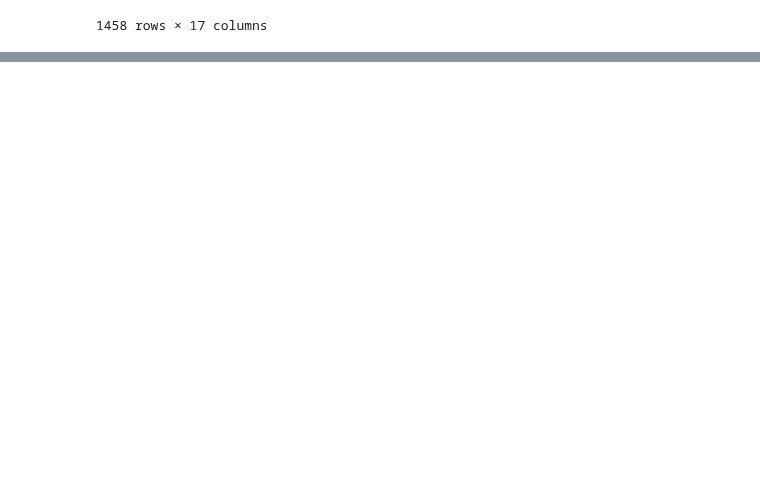
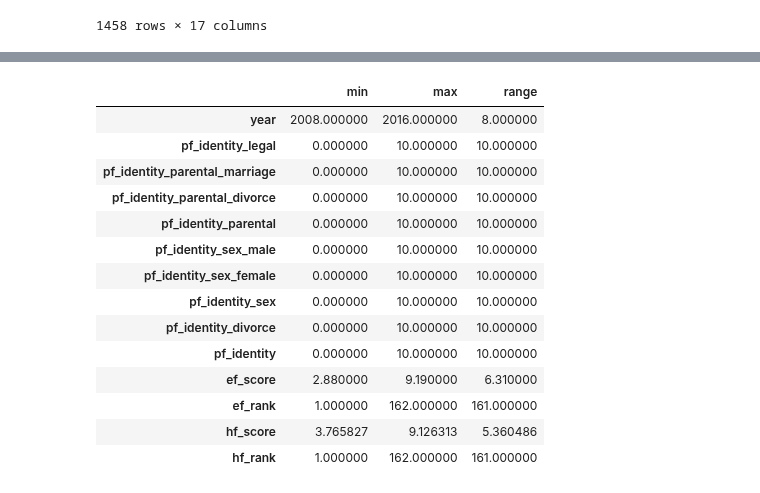
Before and after one commit to kevinsen/diplodatos-ayv-1, a Jupyter notebook: AyV-practico-1.ipynb, the cells around one changed output, grey strips where cells are left out. Saved outputs shown, nothing was run; the diff lists cells and outputs as text; code cells hidden in the pictures; blank space fills up the shorter version.

```diff
--- a/AyV-practico-1.ipynb
+++ b/AyV-practico-1.ipynb
@@ -68,0 +119,21 @@ ndataset
+# %%
+# obtengo el rango
+v_range = idataset.describe().loc[['min','max']]
+v_range.loc['range'] = v_range.loc['max'] - v_range.loc['min']
+v_range.T # T: Transpose index and columns
+# %% [output]
+|  | min | max | range |
+| year | 2008.000000 | 2016.000000 | 8.000000 |
+| pf_identity_legal | 0.000000 | 10.000000 | 10.000000 |
+| pf_identity_parental_marriage | 0.000000 | 10.000000 | 10.000000 |
+| pf_identity_parental_divorce | 0.000000 | 10.000000 | 10.000000 |
+| pf_identity_parental | 0.000000 | 10.000000 | 10.000000 |
+| pf_identity_sex_male | 0.000000 | 10.000000 | 10.000000 |
+| pf_identity_sex_female | 0.000000 | 10.000000 | 10.000000 |
+| pf_identity_sex | 0.000000 | 10.000000 | 10.000000 |
+| pf_identity_divorce | 0.000000 | 10.000000 | 10.000000 |
+| pf_identity | 0.000000 | 10.000000 | 10.000000 |
+| ef_score | 2.880000 | 9.190000 | 6.310000 |
+| ef_rank | 1.000000 | 162.000000 | 161.000000 |
+| hf_score | 3.765827 | 9.126313 | 5.360486 |
+| hf_rank | 1.000000 | 162.000000 | 161.000000 |
```
Also changed, not shown: parts of 22 cells of this notebook, 1 other file.
